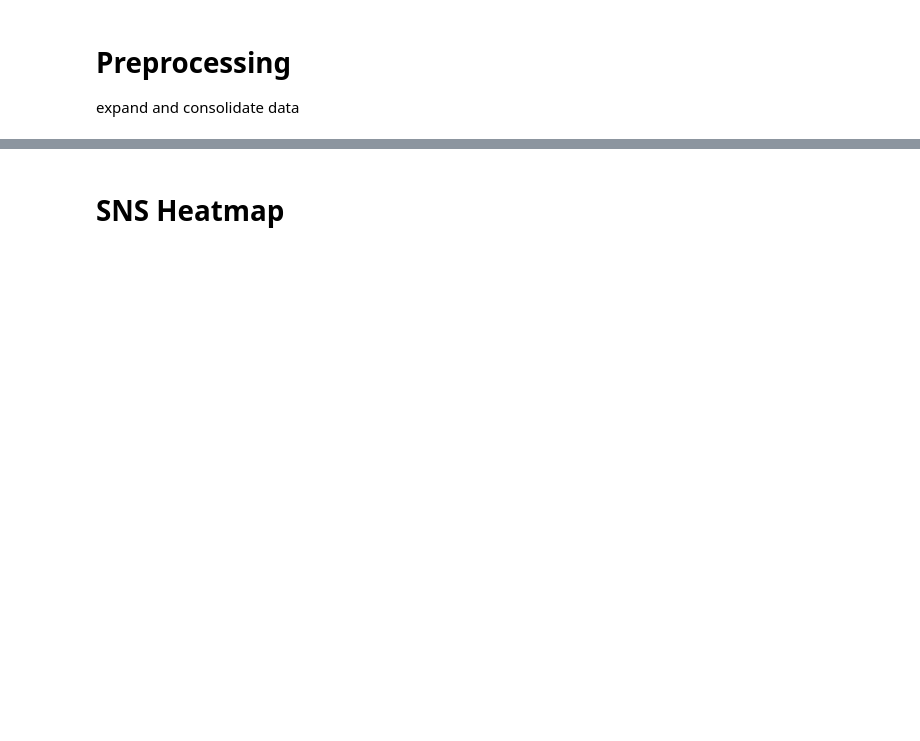
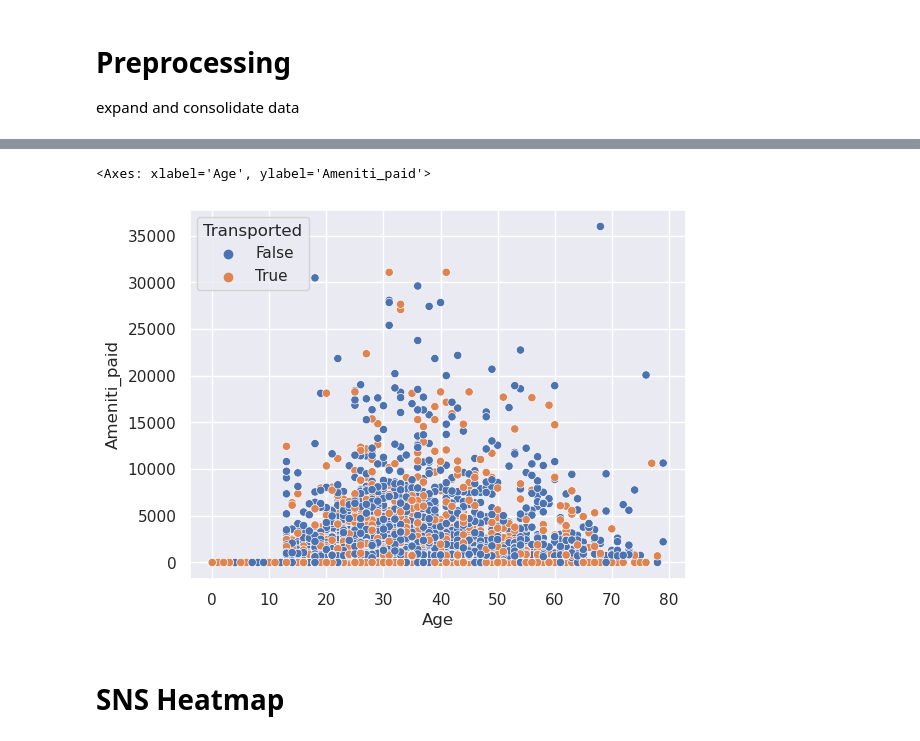
Before and after one commit to yunmokoo/Kaggle_Testing, a Jupyter notebook: spaceship-titanic-aug-30.ipynb, the cells around one changed output, grey strips where cells are left out. Saved outputs shown, nothing was run; the diff lists cells and outputs as text; code cells hidden in the pictures; blank space fills up the shorter version.

```diff
--- a/spaceship-titanic-aug-30.ipynb
+++ b/spaceship-titanic-aug-30.ipynb
@@ -226,3 +255,9 @@ plot_sns(minfo)
+# %%
+df_train_age_amen = df_train_filt[['Age', 'Ameniti_paid', 'Transported']]
+sns.scatterplot(df_train_age_amen, x='Age', y='Ameniti_paid', hue='Transported')
+# %% [output]
+<Axes: xlabel='Age', ylabel='Ameniti_paid'>
+[figure, added]
 # %% [markdown]
 # SNS Heatmap
 # %%
```
Also changed, not shown: parts of 22 cells of this notebook.
